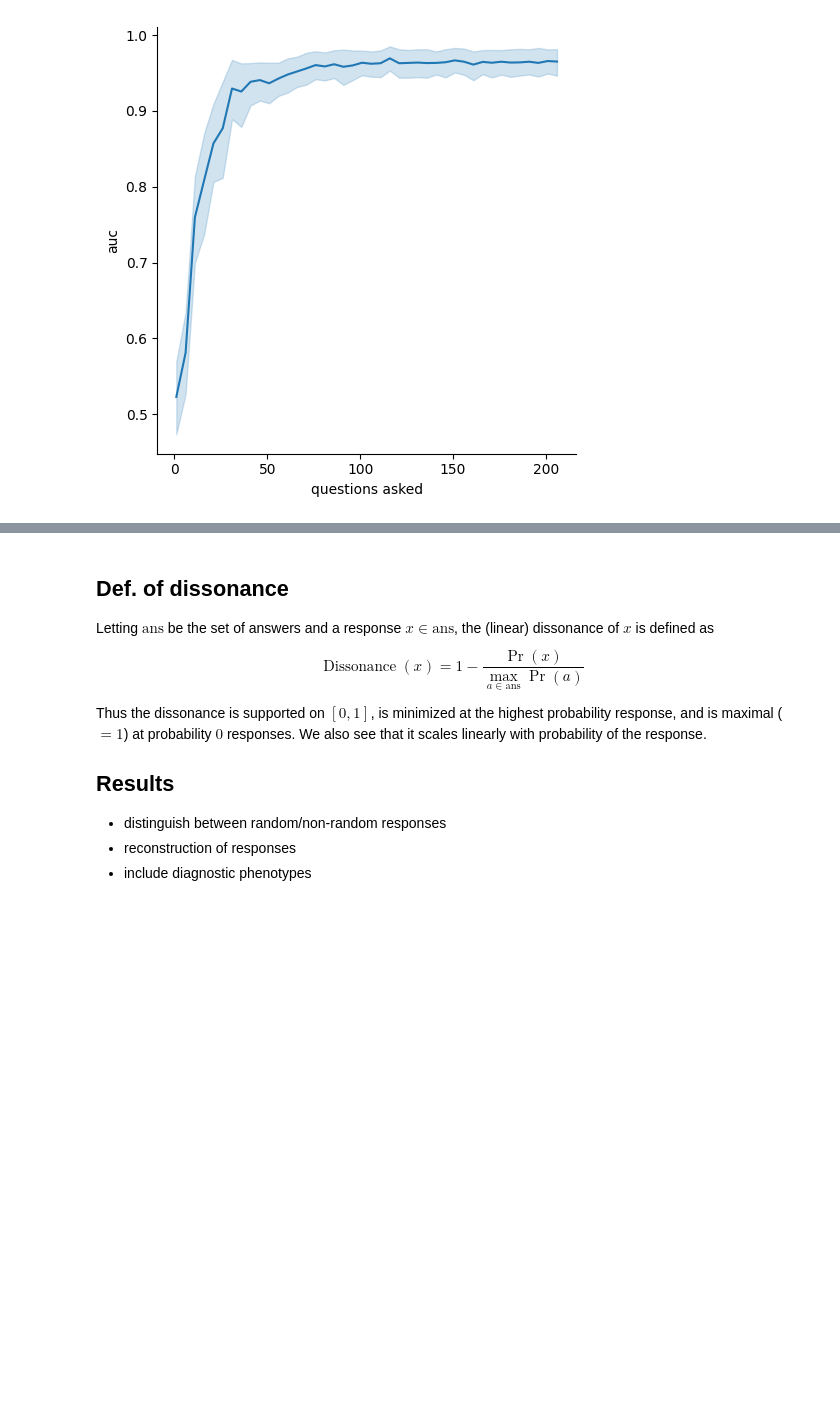
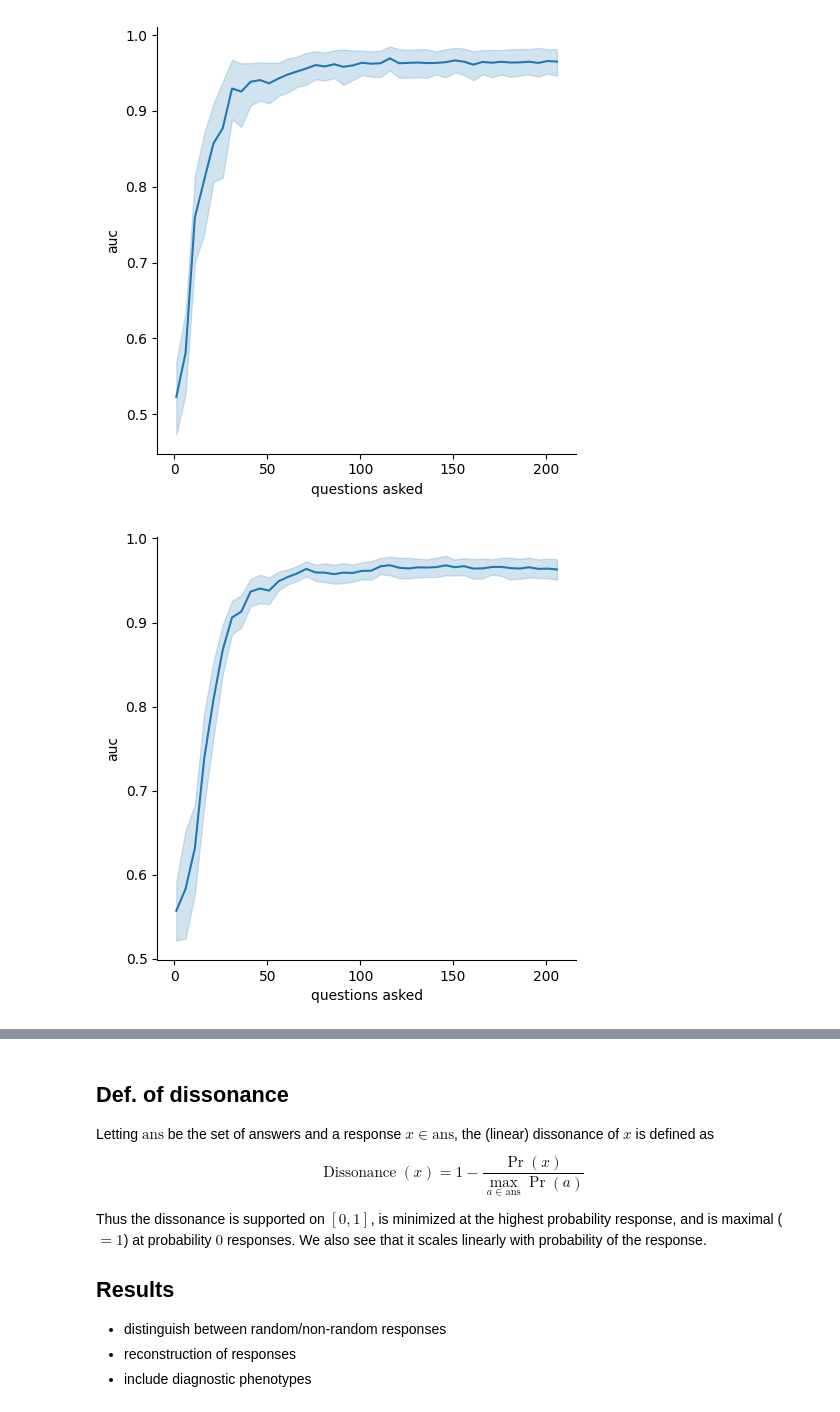
Before and after one commit to zeroknowledgediscovery/truthnet, a Jupyter notebook: notebooks/examples_testing.ipynb, the cells around one changed output, grey strips where cells are left out. Saved outputs shown, nothing was run; the diff lists cells and outputs as text; code cells hidden in the pictures; blank space fills up the shorter version.

```diff
--- a/notebooks/examples_testing.ipynb
+++ b/notebooks/examples_testing.ipynb
@@ -535,3 +623,12 @@ g = sns.relplot(
 )
 # %% [output]
 [figure]
+# %%
+g = sns.relplot(
+    data=pd.read_csv("data/classification/auc_df_x10_train_samps_200.csv"),
+    x="questions asked",
+    y="auc",
+    kind="line",
+)
+# %% [output]
+[figure, added]
```
Also changed, not shown: parts of 27 cells of this notebook, 45 other files.
